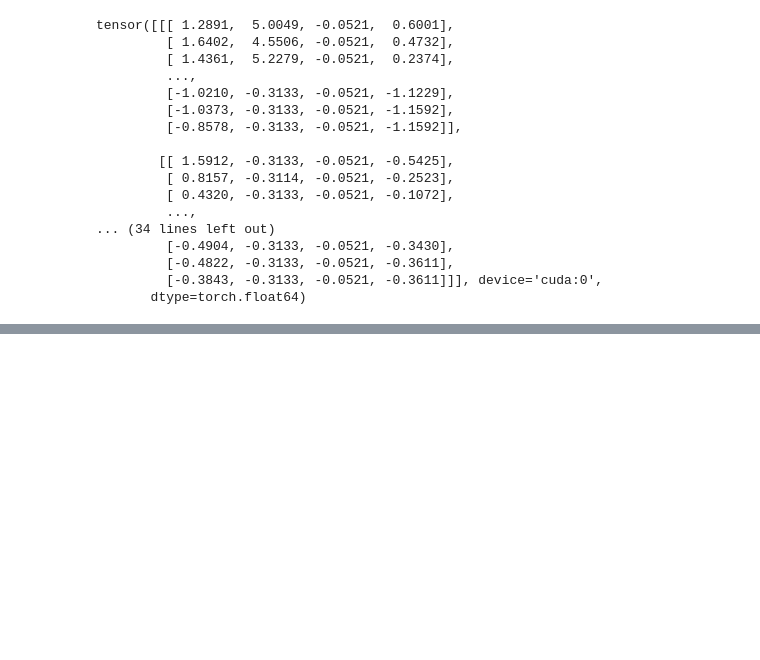
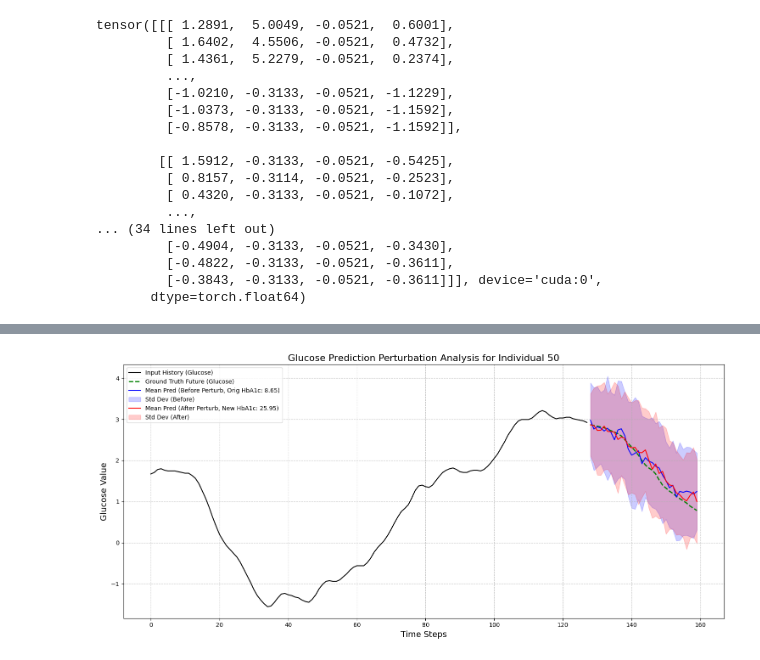
Before and after one commit to liyy2/cDIME, a Jupyter notebook: diffusion_analysis.ipynb, the cells around one changed output, grey strips where cells are left out. Cells and saved outputs as stored; diff of their text form; code cells hidden in the pictures; blank space fills up the shorter version.

```diff
--- a/diffusion_analysis.ipynb
+++ b/diffusion_analysis.ipynb
@@ -389,0 +382,5 @@ tensor([ 9.7518e+01,  4.2750e+01, -1.9663e-09, -1.9663e-09, -1.9663e-09,
+# %%
+# Clone the specific slice you intend to modify
+original_tensor_slice = batch_cov_orig.feat_dict[stype.numerical][:, 3]
+modified_slice = original_tensor_slice.clone() * 1.1
+batch_cov_orig.feat_dict[stype.numerical][:, 3] = modified_slice
@@ -389,0 +389,5 @@ tensor([ 9.7518e+01,  4.2750e+01, -1.9663e-09, -1.9663e-09, -1.9663e-09,
+# %%
+# Clone the specific slice you intend to modify
+original_tensor_slice = batch_cov_orig.feat_dict[stype.numerical][:, 3]
+modified_slice = original_tensor_slice.clone() * 1.1
+batch_cov_orig.feat_dict[stype.numerical][:, 3] = modified_slice
@@ -389,0 +396,5 @@ tensor([ 9.7518e+01,  4.2750e+01, -1.9663e-09, -1.9663e-09, -1.9663e-09,
+# %%
+# Clone the specific slice you intend to modify
+original_tensor_slice = batch_cov_orig.feat_dict[stype.numerical][:, 3]
+modified_slice = original_tensor_slice.clone() * 1.1
+batch_cov_orig.feat_dict[stype.numerical][:, 3] = modified_slice
@@ -389,0 +403,5 @@ tensor([ 9.7518e+01,  4.2750e+01, -1.9663e-09, -1.9663e-09, -1.9663e-09,
+# %%
+# Clone the specific slice you intend to modify
+original_tensor_slice = batch_cov_orig.feat_dict[stype.numerical][:, 3]
+modified_slice = original_tensor_slice.clone() * 1.1
+batch_cov_orig.feat_dict[stype.numerical][:, 3] = modified_slice
@@ -409,0 +645,64 @@ tensor([[[ 1.2891,  5.0049, -0.0521,  0.6001],
+# %%
+import matplotlib.pyplot as plt
+import numpy as np
+
+if not model.sample_outputs or 'individuals_to_perturb_indices' not in locals():
+    print("Error: Ensure the perturbation analysis cell has been run and required variables are available.")
+else:
+    # Assuming c_out was 1 or f_dim correctly selected the single glucose feature for pred_len output
+    # sampled_output_before_perturb shape: (batch_size, num_samples, pred_len)
+    # sampled_output_after_perturb shape: (batch_size, num_samples, pred_len, 1) from notebook output
+    # groundtruth_for_plot shape: (batch_size, pred_len)
+    # batch_x_for_plot shape: (batch_size, seq_len)
+
+    seq_len = batch_x_for_plot.shape[1]
+    pred_len = groundtruth_for_plot.shape[1]
+    time_history = np.arange(seq_len)
+    time_pred = np.arange(seq_len, seq_len + pred_len)
+
+    for idx in individuals_to_perturb_indices:
+        history_data = batch_x_for_plot[idx].cpu().numpy()
+        true_future_data = groundtruth_for_plot[idx]
+
+        # Predictions before perturbation
+        preds_before_raw = sampled_output_before_perturb[idx] # (num_samples, pred_len)
+        mean_preds_before = np.mean(preds_before_raw, axis=0)
+        std_preds_before = np.std(preds_before_raw, axis=0)
+
+        # Predictions after perturbation
+        # sampled_output_after_perturb has shape (batch_size, num_samples, pred_len, 1)
+        preds_after_raw = sampled_output_after_perturb[idx, ..., 0] # (num_samples, pred_len)
+        mean_preds_after = np.mean(preds_after_raw, axis=0)
+        std_preds_after = np.std(preds_after_raw, axis=0)
+
+        plt.figure(figsize=(15, 7))
+
+        # Plot history
+        plt.plot(time_history, history_data, label='Input History (Glucose)', color='black', linewidth=1.5)
+
+        # Plot true future
+        plt.plot(time_pred, true_future_data, label='Ground Truth Future (Glucose)', color='green', linestyle='--', linewidth=2)
+
+        # Plot predictions before perturbation
+        plt.plot(time_pred, mean_preds_before,
+                 label=f'Mean Pred (Before Perturb, Orig HbA1c: {original_hba1c_values[idx]:.2f})',
+                 color='blue', linewidth=1.5)
+        plt.fill_between(time_pred, mean_preds_before - std_preds_before, mean_preds_before + std_preds_before,
+                         color='blue', alpha=0.2, label='Std Dev (Before)')
+
+        # Plot predictions after perturbation
+        plt.plot(time_pred, mean_preds_after,
+                 label=f'Mean Pred (After Perturb, New HbA1c: {perturbed_hba1c_values[idx]:.2f})',
+                 color='red', linewidth=1.5)
+        plt.fill_between(time_pred, mean_preds_after - std_preds_after, mean_preds_after + std_preds_after,
+                         color='red', alpha=0.2, label='Std Dev (After)')
+
+        plt.title(f'Glucose Prediction Perturbation Analysis for Individual {idx}', fontsize=16)
+        plt.xlabel('Time Steps', fontsize=14)
+        plt.ylabel('Glucose Value', fontsize=14)
+        plt.legend(fontsize=10)
+        plt.grid(True, linestyle='--', alpha=0.7)
+        plt.tight_layout()
+        plt.show()
+# %% [output]
+[figure, added]
```
Also changed, not shown: parts of 17 cells of this notebook, 9 other files.
